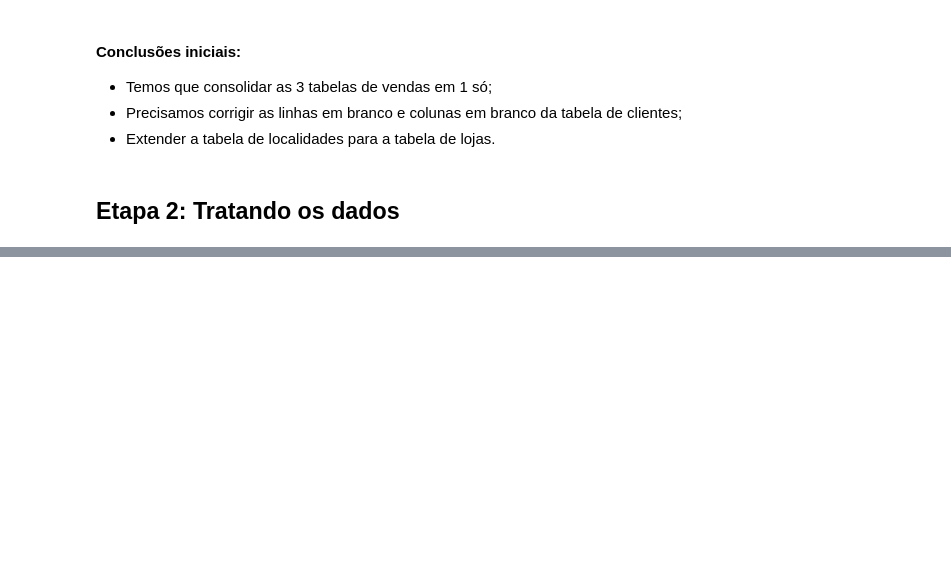
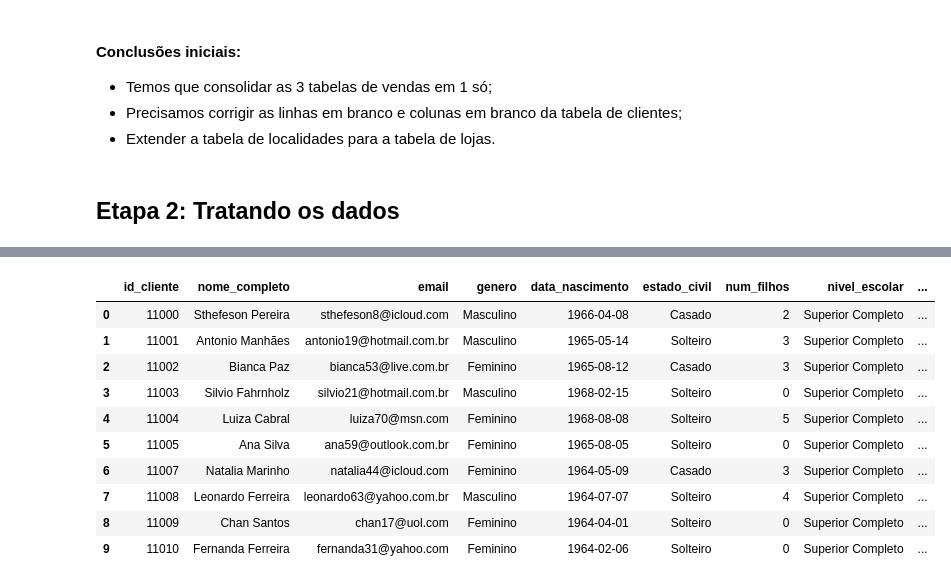
Before and after one commit to Marcelo-Kimura-Data/Projeto_01_Pipeline_CSV_SQL, a Jupyter notebook: Script_Projeto.ipynb, the cells around one changed output, grey strips where cells are left out. Saved outputs shown, nothing was run; the diff lists cells and outputs as text; code cells hidden in the pictures; blank space fills up the shorter version.

```diff
--- a/Script_Projeto.ipynb
+++ b/Script_Projeto.ipynb
@@ -223,0 +364,20 @@ memory usage: 16.2+ KB
+# %%
+df_clientes['genero'] = df_clientes['genero'].replace({'M':'Masculino', 'F':'Feminino'})
+df_clientes['estado_civil'] = df_clientes['estado_civil'].replace({'C':'Casado','S':'Solteiro'})
+df_clientes['primeiro_nome'] = df_clientes['primeiro_nome'].str.title() + ' ' + df_clientes['sobrenome'].str.title()
+df_clientes = df_clientes.drop(columns=['sobrenome'])
+df_clientes = df_clientes.rename(columns={'primeiro_nome': 'nome_completo'})
+# %%
+df_clientes.head(10)
+# %% [output]
+|  | id_cliente | nome_completo | email | genero | data_nascimento | estado_civil | num_filhos | nivel_escolar | ... |
+| 0 | 11000 | Sthefeson Pereira | sthefeson8@icloud.com | Masculino | 1966-04-08 | Casado | 2 | Superior Completo | ... |
+| 1 | 11001 | Antonio Manhães | antonio19@hotmail.com.br | Masculino | 1965-05-14 | Solteiro | 3 | Superior Completo | ... |
+| 2 | 11002 | Bianca Paz | bianca53@live.com.br | Feminino | 1965-08-12 | Casado | 3 | Superior Completo | ... |
+| 3 | 11003 | Silvio Fahrnholz | silvio21@hotmail.com.br | Masculino | 1968-02-15 | Solteiro | 0 | Superior Completo | ... |
+| 4 | 11004 | Luiza Cabral | luiza70@msn.com | Feminino | 1968-08-08 | Solteiro | 5 | Superior Completo | ... |
+| 5 | 11005 | Ana Silva | ana59@outlook.com.br | Feminino | 1965-08-05 | Solteiro | 0 | Superior Completo | ... |
+| 6 | 11007 | Natalia Marinho | natalia44@icloud.com | Feminino | 1964-05-09 | Casado | 3 | Superior Completo | ... |
+| 7 | 11008 | Leonardo Ferreira | leonardo63@yahoo.com.br | Masculino | 1964-07-07 | Solteiro | 4 | Superior Completo | ... |
+| 8 | 11009 | Chan Santos | chan17@uol.com | Feminino | 1964-04-01 | Solteiro | 0 | Superior Completo | ... |
+| 9 | 11010 | Fernanda Ferreira | fernanda31@yahoo.com | Feminino | 1964-02-06 | Solteiro | 0 | Superior Completo | ... |
```
Also changed, not shown: parts of 16 cells of this notebook.
